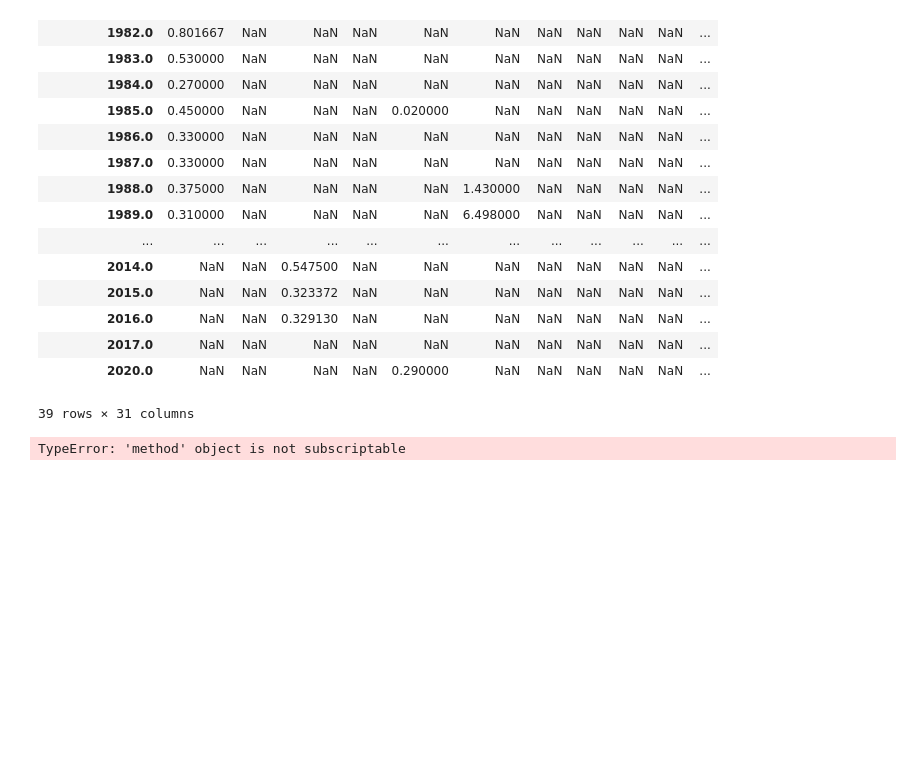
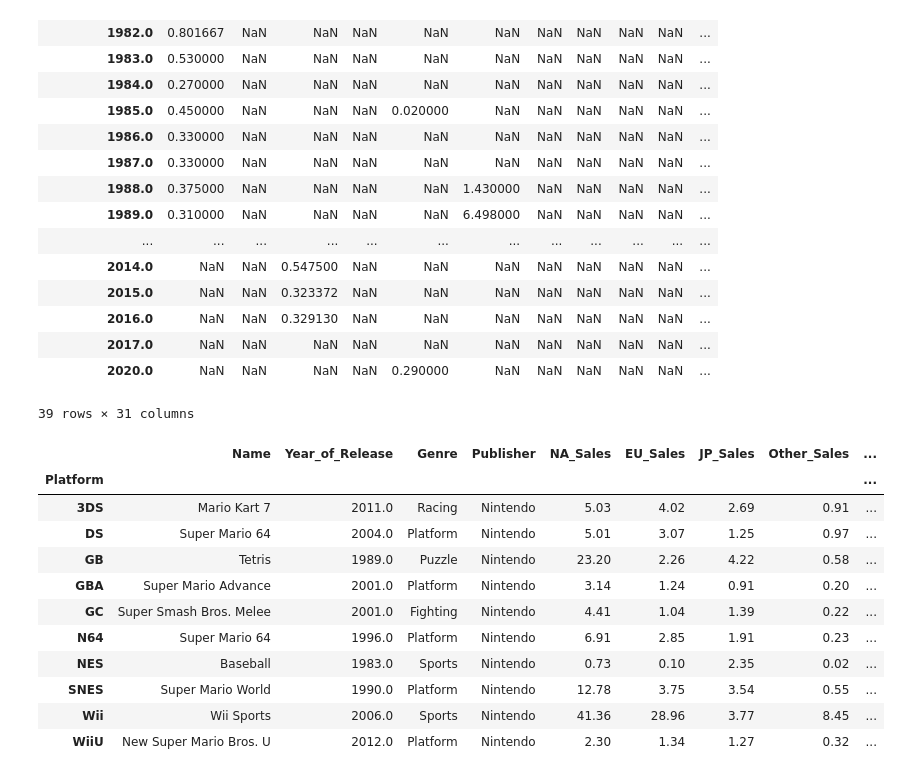
Before and after one commit to banananuggets21/cs103a-cpa01, a Jupyter notebook: cpa01.ipynb, the cells around one changed output. Drawn from its saved outputs; the diff is of its cells as text; code cells hidden in the pictures; blank space fills up the shorter version.

```diff
--- a/cpa01.ipynb
+++ b/cpa01.ipynb
@@ -12,3 +12,5 @@ df = pd.read_csv('/Users/jeremybernstein/Downloads/archive/Video_Games_Sales_as_
+# %%
+df = pd.read_csv('Video_Games_Sales_as_at_22_Dec_2016.csv')
 # %%
 df.shape
 # %% [output]
@@ -46,7 +48,19 @@ df
 | 2017.0 | NaN | NaN | NaN | NaN | NaN | NaN | NaN | NaN | NaN | NaN | ... |
 | 2020.0 | NaN | NaN | NaN | NaN | 0.290000 | NaN | NaN | NaN | NaN | NaN | ... |
 39 rows × 31 columns
-# %%
-df.groupby['Global_Release'].mean()
-# %% [output]
-TypeError: 'method' object is not subscriptable
+# %%
+gk = df2.groupby('Platform')
+gk.first()
+# %% [output]
+|  | Name | Year_of_Release | Genre | Publisher | NA_Sales | EU_Sales | JP_Sales | Other_Sales | ... |
+| Platform |  |  |  |  |  |  |  |  | ... |
+| 3DS | Mario Kart 7 | 2011.0 | Racing | Nintendo | 5.03 | 4.02 | 2.69 | 0.91 | ... |
+| DS | Super Mario 64 | 2004.0 | Platform | Nintendo | 5.01 | 3.07 | 1.25 | 0.97 | ... |
+| GB | Tetris | 1989.0 | Puzzle | Nintendo | 23.20 | 2.26 | 4.22 | 0.58 | ... |
+| GBA | Super Mario Advance | 2001.0 | Platform | Nintendo | 3.14 | 1.24 | 0.91 | 0.20 | ... |
+| GC | Super Smash Bros. Melee | 2001.0 | Fighting | Nintendo | 4.41 | 1.04 | 1.39 | 0.22 | ... |
+| N64 | Super Mario 64 | 1996.0 | Platform | Nintendo | 6.91 | 2.85 | 1.91 | 0.23 | ... |
+| NES | Baseball | 1983.0 | Sports | Nintendo | 0.73 | 0.10 | 2.35 | 0.02 | ... |
+| SNES | Super Mario World | 1990.0 | Platform | Nintendo | 12.78 | 3.75 | 3.54 | 0.55 | ... |
+| Wii | Wii Sports | 2006.0 | Sports | Nintendo | 41.36 | 28.96 | 3.77 | 8.45 | ... |
+| WiiU | New Super Mario Bros. U | 2012.0 | Platform | Nintendo | 2.30 | 1.34 | 1.27 | 0.32 | ... |
```
Also changed, not shown: parts of 4 cells of this notebook.
